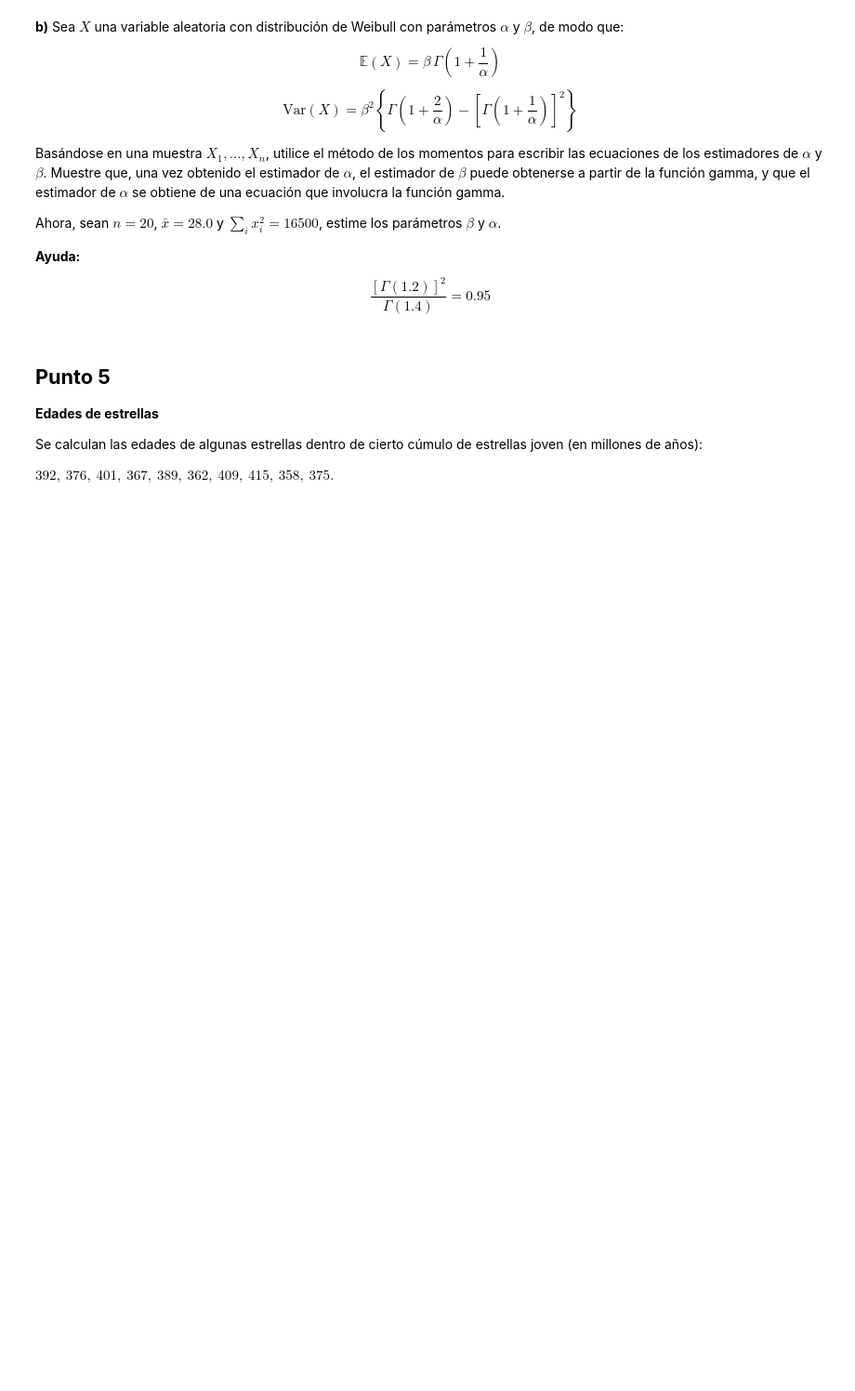
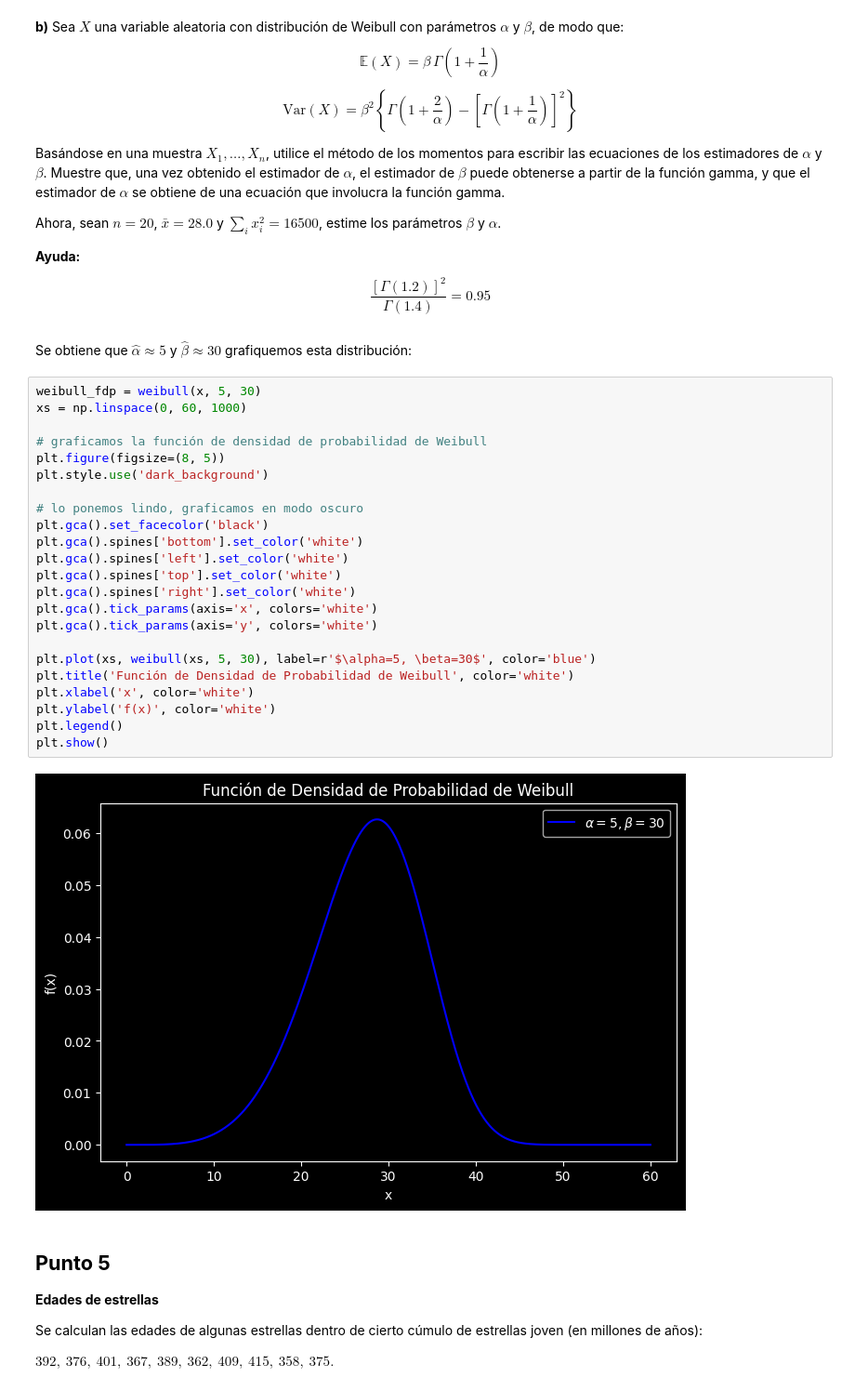
Before and after one commit to davidprez83/Estadistica_basica, a Jupyter notebook: problem_set_4.ipynb, the cells around one changed output. Shown at 93% size. Drawn from its saved outputs; the diff is of its cells as text; blank space fills up the shorter version.

```diff
--- a/problem_set_4.ipynb
+++ b/problem_set_4.ipynb
@@ -260,6 +299,33 @@ Ahora, sean $n=20$, $\bar{x}=28.0$ y $\sum_i x_i^2=16500$, estime los parámetro
 $$
 \frac{[\Gamma(1.2)]^2}{\Gamma(1.4)}=0.95
 $$
+# %% [markdown]
+Se obtiene que $\hat{\alpha} \approx 5$ y $\hat{\beta} \approx 30$ grafiquemos esta distribución:
+# %%
+weibull_fdp = weibull(x, 5, 30)
+xs = np.linspace(0, 60, 1000)
+
+# graficamos la función de densidad de probabilidad de Weibull
+plt.figure(figsize=(8, 5))
+plt.style.use('dark_background')
+
+# lo ponemos lindo, graficamos en modo oscuro
+plt.gca().set_facecolor('black')
+plt.gca().spines['bottom'].set_color('white')
+plt.gca().spines['left'].set_color('white')
+plt.gca().spines['top'].set_color('white')
+plt.gca().spines['right'].set_color('white')
+plt.gca().tick_params(axis='x', colors='white')
+plt.gca().tick_params(axis='y', colors='white')
+
+plt.plot(xs, weibull(xs, 5, 30), label=r'$\alpha=5, \beta=30$', color='blue')
+plt.title('Función de Densidad de Probabilidad de Weibull', color='white')
+plt.xlabel('x', color='white')
+plt.ylabel('f(x)', color='white')
+plt.legend()
+plt.show()
+# %% [output]
+[figure, added]
 # %% [markdown]
 ## **Punto 5**
 
```
Also changed, not shown: parts of 12 cells of this notebook, 2 other files.
